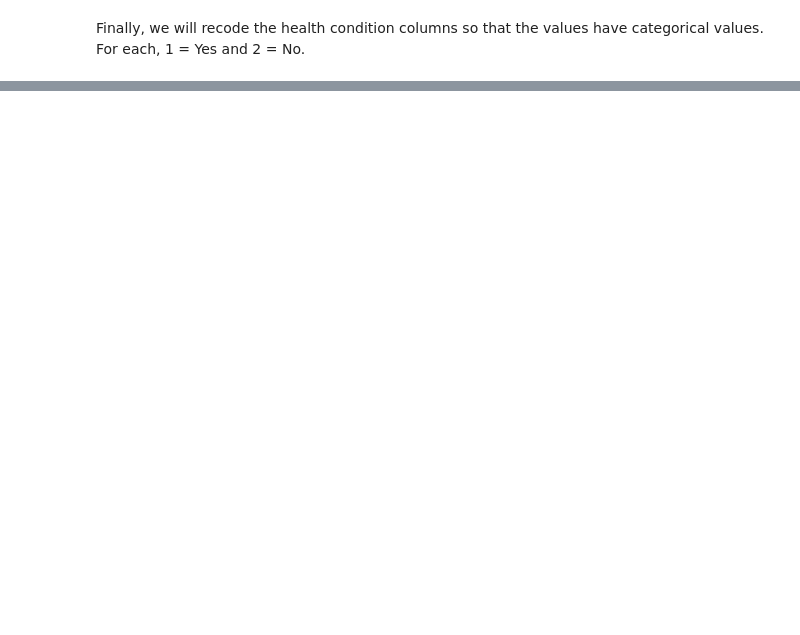
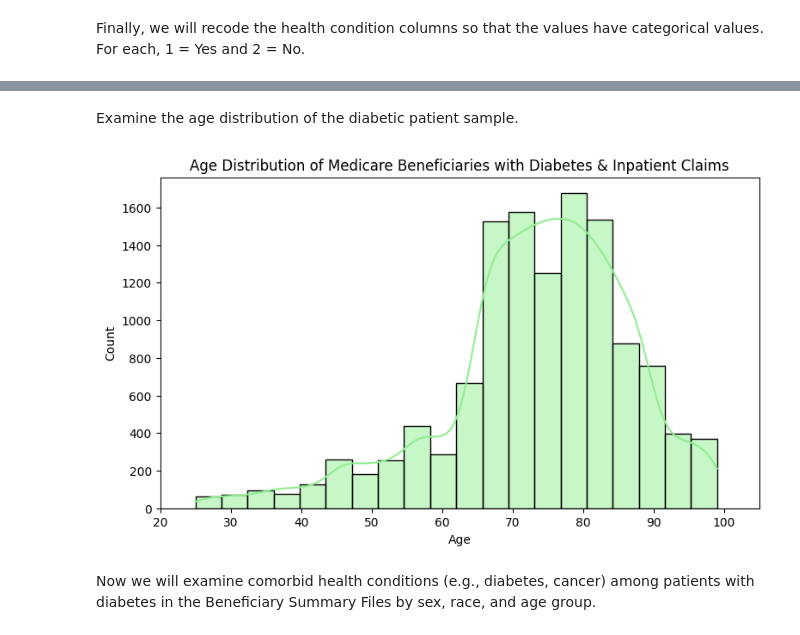
Before and after one commit to fhmcguire/Medicare-Claims-Analysis, a Jupyter notebook: 01_data_management.ipynb, the cells around one changed output, grey strips where cells are left out. Drawn from its saved outputs; the diff is of its cells as text; code cells hidden in the pictures; blank space fills up the shorter version.

```diff
--- a/01_data_management.ipynb
+++ b/01_data_management.ipynb
@@ -375,0 +285,18 @@ plt.show()
+# %%
+# Step 2: Limit the inpatient claims file to those with diagnosed diabetes
+# First, grab the person IDs of beneficiaries with diabetes
+diabetes_ids = diabetes_beneficiaries['person_id']
+
+# Merge the diabetes beneficiaries with the inpatient claims data
+diabetes_inpatient = inpatient[inpatient['person_id'].isin(diabetes_ids)].copy()
+# %%
+# Step 3: Limit the inpatient claims data to those with inpatient hospitalizations in 2008
+# create a new variable named `age` that is the age of the beneficiary
+diabetes_inpatient['claim_year_start'] = diabetes_inpatient['claim_start'] // 10000
+diabetes_inpatient['claim_year_end'] = diabetes_inpatient['claim_end'] // 10000
+
+# check that the values were assigned correctly
+print("-- Claim Year Summaries --", "\n")
+print(diabetes_inpatient['claim_year_start'].value_counts())
+print("\n")
+print(diabetes_inpatient['claim_year_end'].value_counts())
@@ -375,0 +319,4 @@ plt.show()
+# %%
+# Limit the inpatient claims data to those with inpatient hospitalizations in 2008
+diabetes_inpatient = diabetes_inpatient[(diabetes_inpatient['claim_year_start'] == 2008) |
+                                        (diabetes_inpatient['claim_year_end'] == 2008)]
@@ -375,0 +325,7 @@ plt.show()
+# %%
+# Extract the person IDs from the inpatient data
+diabetes_inpatient_ids = diabetes_inpatient['person_id']
+
+# Merge the diabetes beneficiaries with the inpatient claims data
+diabetes_beneficiaries = diabetes_beneficiaries[diabetes_beneficiaries['person_id'].
+                                            isin(diabetes_inpatient_ids)].copy()
@@ -375,0 +400,19 @@ plt.show()
+# %% [markdown]
+Examine the age distribution of the diabetic patient sample.
+# %%
+# Examine the age distribution of beneficiaries with diabetes
+plt.figure(figsize=(9, 5))
+sns.histplot(data=diabetes_beneficiaries,
+             x='age',
+             bins=20,
+             kde=True,
+             color='lightgreen')
+plt.title("Age Distribution of Medicare Beneficiaries with Diabetes & Inpatient Claims")
+plt.xlabel("Age")
+plt.ylabel("Count")
+plt.xlim(20, 105)
+plt.show()
+# %% [output]
+[figure, added]
+# %% [markdown]
+Now we will examine comorbid health conditions (e.g., diabetes, cancer) among patients with diabetes in the Beneficiary Summary Files by sex, race, and age group.
```
Also changed, not shown: parts of 49 cells of this notebook, 1 other file.
